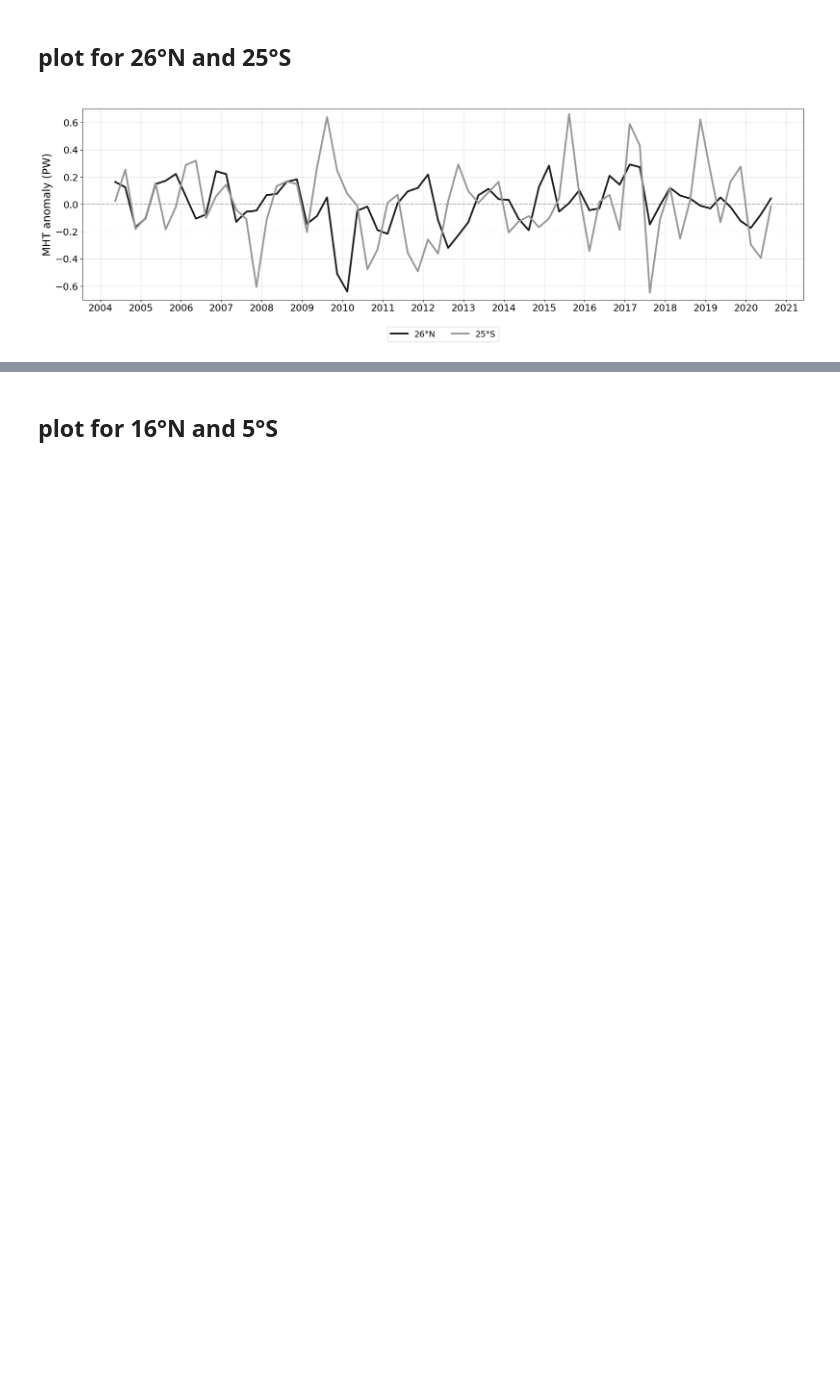
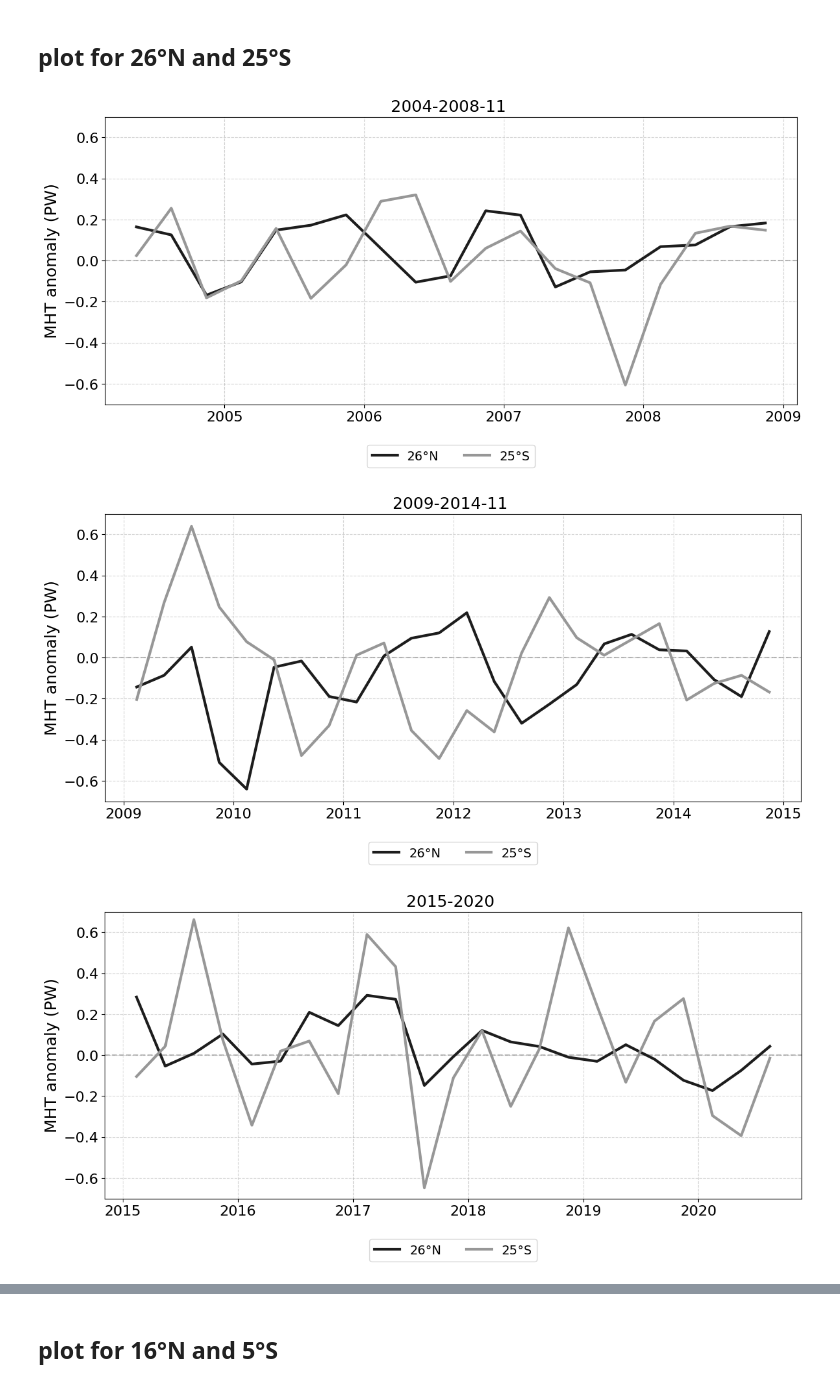
Before and after one commit to lea-dietz/masterthesis, a Jupyter notebook: coding/mht.ipynb, the cells around one changed output, grey strips where cells are left out. Cells and saved outputs as stored; diff of their text form; code cells hidden in the pictures; blank space fills up the shorter version.

```diff
--- a/coding/mht.ipynb
+++ b/coding/mht.ipynb
@@ -571,30 +599,34 @@ for period_name, (t0, t1) in periods.items():
 ## plot for 26°N and 25°S
 # %%
 
-# for period_name, (t0, t1) in periods.items():
-#     period_data = data_used.sel(time=slice(t0, t1))
+for period_name, (t0, t1) in periods.items():
+      period_data = data_used.sel(time=slice(t0, t1))
 
-idx_26 = [np.where((lats == 26))[0][0]]
-period_26N = data_used.isel(lat=idx_26)
+      idx_26 = [np.where((lats == 26))[0][0]]
+      period_26N = period_data.isel(lat=idx_26)
 
-idx_25S = [np.where((lats == -25))[0][0]]
-period_25S = data_used.isel(lat=idx_25S)
-fig, ax = plot_timeseries(
-data={"26°N" : period_26N,
-      "25°S": period_25S},
-lats=[0],
-all_lats=[0],
-labels=["26°N", "25°S"],
-title="",
-cmap=cmap_cropped_lats,
-label=f"",
-savefig=True,
-savelabel=f"MHT_26N25S_total",
-grid=True,
-linestyles={"26°N" : "-",
-      "25°S": "-"},
-ylim=(-0.7, 0.7)
-)
+      idx_25S = [np.where((lats == -25))[0][0]]
+      period_25S = period_data.isel(lat=idx_25S)
+      fig, ax = plot_timeseries(
+      data={"26°N" : period_26N,
+            "25°S": period_25S},
+      lats=[0],
+      all_lats=[0],
+      labels=["26°N", "25°S"],
+      title=f"{t0}-{t1}",
+      cmap=cmap_cropped_lats,
+      label=f"",
+      savefig=True,
+      savelabel=f"MHT_26N25S_total_{period_name}",
+      savefolder="timeseries/2625S/",
+
+      grid=True,
+      linestyles={"26°N" : "-",
+            "25°S": "-"},
+      ylim=(-0.7, 0.7),
+      )
     # plt.show()
 # %% [output]
-[figure, old version]
+[figure, new version]
+[figure, added]
+[figure, added]
```
Also changed, not shown: parts of 8 cells of this notebook, 37 other files.
